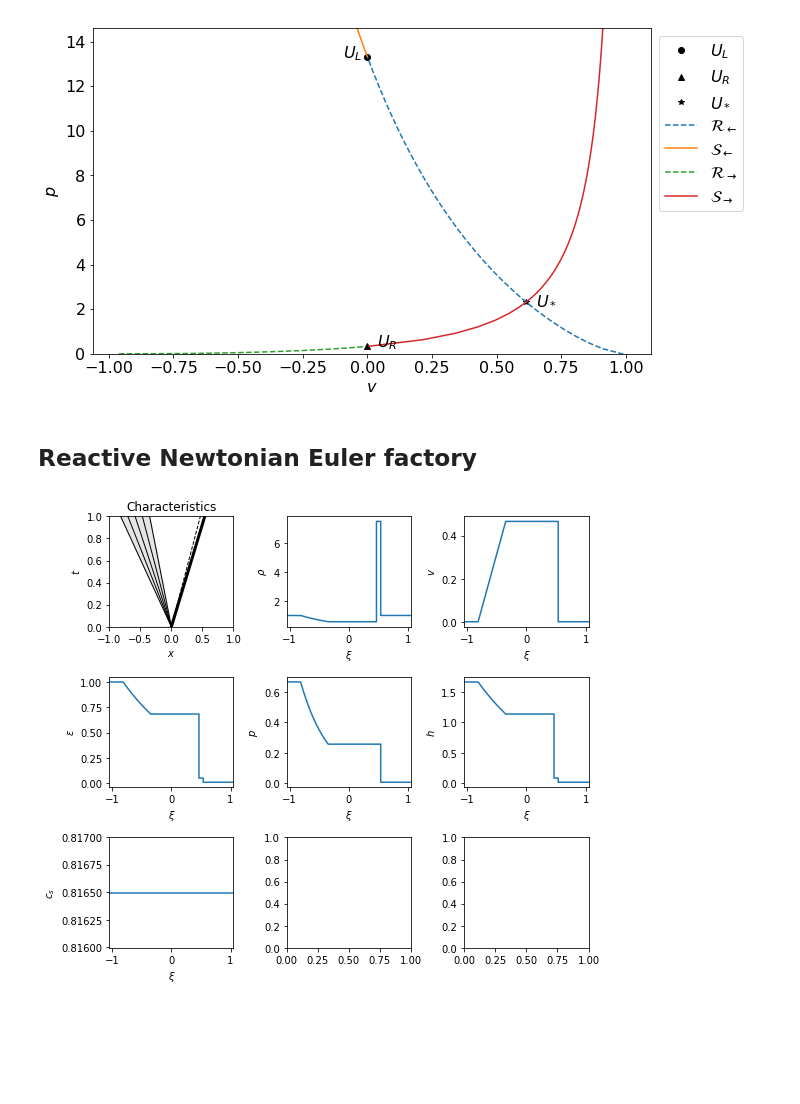
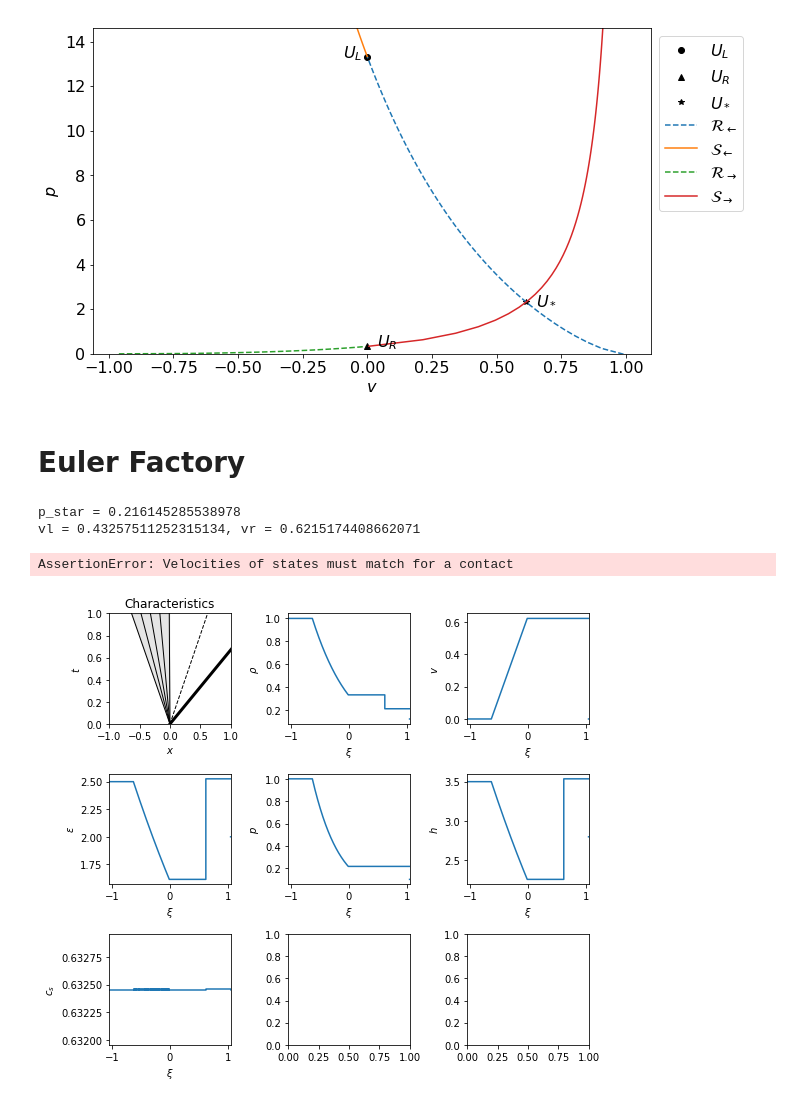
Before and after one commit to harpolea/r3d2, a Jupyter notebook: docs/factories.ipynb, the cells around one changed output. Cells and saved outputs as stored; diff of their text form; code cells hidden in the pictures; blank space fills up the shorter version.

```diff
--- a/docs/factories.ipynb
+++ b/docs/factories.ipynb
@@ -64,7 +63,7 @@ lgd = ax.get_legend()
 # %% [output]
 [figure]
 # %% [markdown]
-## Reactive Newtonian Euler factory
+# Euler Factory
 # %%
 import r3d2
 
@@ -74,14 +73,21 @@ from matplotlib import pyplot
 # %%
 f = r3d2.EulerFactory()
 # %%
-gamma = 5.0/3.0
+gamma = 1.4
 eos = r3d2.euler.Gamma_law(gamma)
-test_1_U_left = f.state(1.0, 0.0, 1.0, eos, label="L")
-test_1_U_right = f.state(1.0, 0.0, 0.01, eos, label="R")
+U_left = f.state(1.0, 0.0, 1/0.4, eos, label="L")
+U_right = f.state(0.125, 0.0, 0.1/0.125/0.4, eos, label="R")
 
-test_1_rp = f.riemann_problem(test_1_U_left, test_1_U_right)
+# U_left = f.state(1.0, 0.0, 0.4/0.4, eos, label="L")
+# U_right = f.state(1.0, 0, 0.04/0.4, eos, label="R")
+
+rp = f.riemann_problem(U_left, U_right)
+# %% [output]
+p_star = 0.216145285538978
+vl = 0.43257511252315134, vr = 0.6215174408662071
+AssertionError: Velocities of states must match for a contact
-# %%
-test_1_rp
-# %% [output]
-[figure, removed]
+# %%
+rp
+# %% [output]
+[figure, added]
 # %%
```
Also changed, not shown: parts of 10 cells of this notebook, 14 other files.
